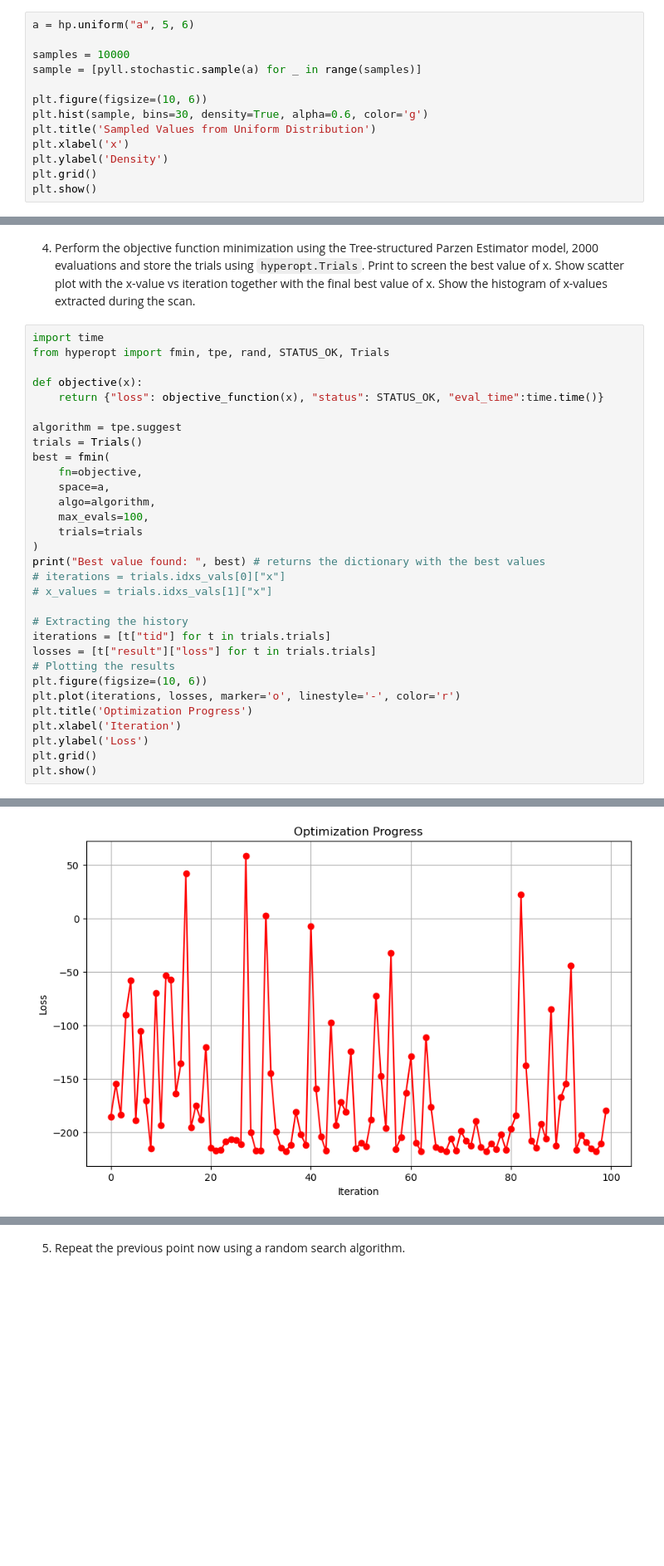
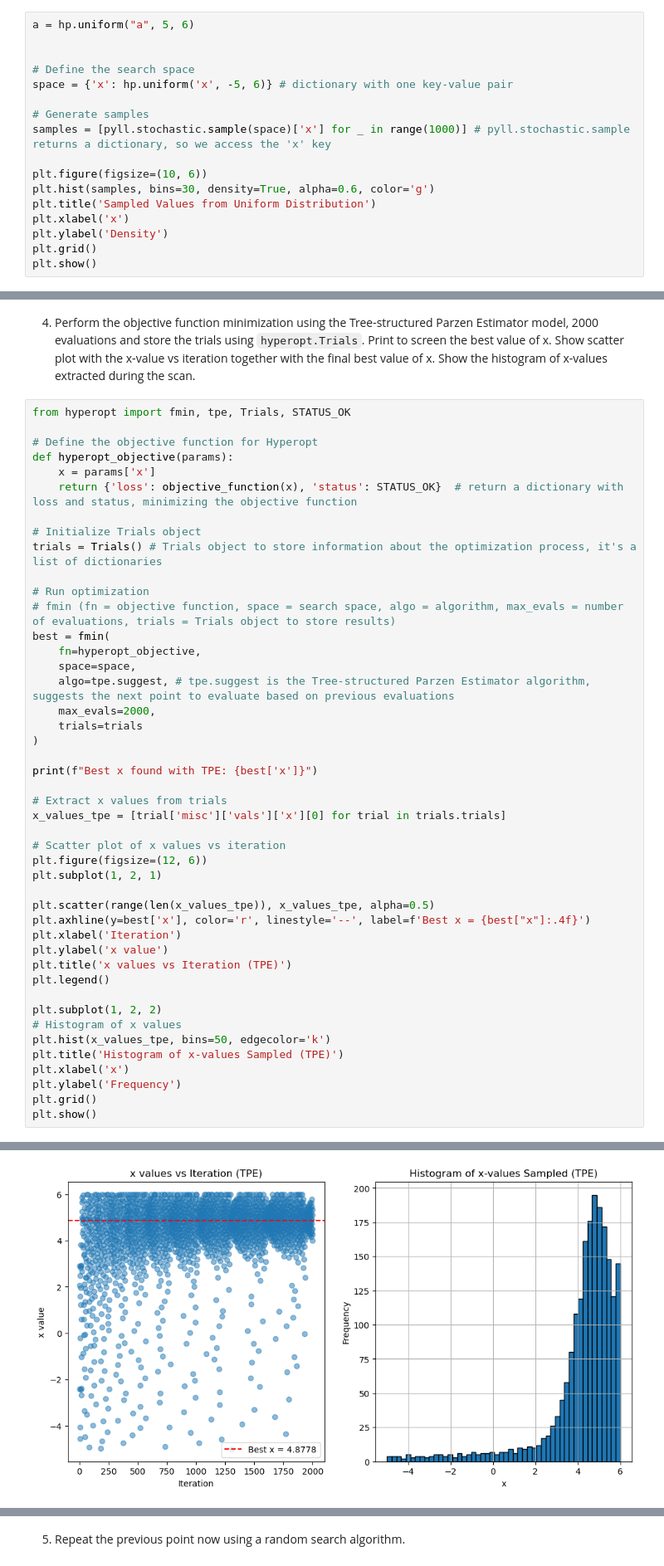
Before and after one commit to JiahaoMiao/Deep-Learning-2025, a Jupyter notebook: lab5/lab5.ipynb, the cells around one changed output, grey strips where cells are left out. Shown at 83% size. Drawn from its saved outputs; the diff is of its cells as text; blank space fills up the shorter version.

```diff
--- a/lab5/lab5.ipynb
+++ b/lab5/lab5.ipynb
@@ -35,11 +38,15 @@ plt.show()
 # %%
 a = hp.uniform("a", 5, 6)
 
-samples = 10000
-sample = [pyll.stochastic.sample(a) for _ in range(samples)]
+
+# Define the search space
+space = {'x': hp.uniform('x', -5, 6)} # dictionary with one key-value pair
+
+# Generate samples
+samples = [pyll.stochastic.sample(space)['x'] for _ in range(1000)] # pyll.stochastic.sample returns a dictionary, so we access the 'x' key
 
 plt.figure(figsize=(10, 6))
-plt.hist(sample, bins=30, density=True, alpha=0.6, color='g')
+plt.hist(samples, bins=30, density=True, alpha=0.6, color='g')
 plt.title('Sampled Values from Uniform Distribution')
 plt.xlabel('x')
 plt.ylabel('Density')
@@ -54,34 +61,48 @@ plt.show()
    with the x-value vs iteration together with the final best value of x. Show
    the histogram of x-values extracted during the scan.
 # %%
-import time
-from hyperopt import fmin, tpe, rand, STATUS_OK, Trials
+from hyperopt import fmin, tpe, Trials, STATUS_OK
 
-def objective(x):
-    return {"loss": objective_function(x), "status": STATUS_OK, "eval_time":time.time()}
+# Define the objective function for Hyperopt
+def hyperopt_objective(params):
+    x = params['x']
+    return {'loss': objective_function(x), 'status': STATUS_OK}  # return a dictionary with loss and status, minimizing the objective function
 
-algorithm = tpe.suggest
-trials = Trials()
+# Initialize Trials object
+trials = Trials() # Trials object to store information about the optimization process, it's a list of dictionaries
+
+# Run optimization
+# fmin (fn = objective function, space = search space, algo = algorithm, max_evals = number of evaluations, trials = Trials object to store results)
 best = fmin(
-    fn=objective,
-    space=a,
-    algo=algorithm,
-    max_evals=100,
+    fn=hyperopt_objective,
+    space=space,
+    algo=tpe.suggest, # tpe.suggest is the Tree-structured Parzen Estimator algorithm, suggests the next point to evaluate based on previous evaluations
+    max_evals=2000,
     trials=trials
 )
-print("Best value found: ", best) # returns the dictionary with the best values
-# iterations = trials.idxs_vals[0]["x"]
-# x_values = trials.idxs_vals[1]["x"]
 
-# Extracting the history
-iterations = [t["tid"] for t in trials.trials]
-losses = [t["result"]["loss"] for t in trials.trials]
-# Plotting the results
-plt.figure(figsize=(10, 6))
-plt.plot(iterations, losses, marker='o', linestyle='-', color='r')
-plt.title('Optimization Progress')
+print(f"Best x found with TPE: {best['x']}")
+
+# Extract x values from trials
+x_values_tpe = [trial['misc']['vals']['x'][0] for trial in trials.trials]
+
+# Scatter plot of x values vs iteration
+plt.figure(figsize=(12, 6))
+plt.subplot(1, 2, 1)
+
+plt.scatter(range(len(x_values_tpe)), x_values_tpe, alpha=0.5)
+plt.axhline(y=best['x'], color='r', linestyle='--', label=f'Best x = {best["x"]:.4f}')
 plt.xlabel('Iteration')
-plt.ylabel('Loss')
+plt.ylabel('x value')
+plt.title('x values vs Iteration (TPE)')
+plt.legend()
+
+plt.subplot(1, 2, 2)
+# Histogram of x values
+plt.hist(x_values_tpe, bins=50, edgecolor='k')
+plt.title('Histogram of x-values Sampled (TPE)')
+plt.xlabel('x')
+plt.ylabel('Frequency')
 plt.grid()
 plt.show()
 # %% [output]
@@ -89 +110 @@ Best value found:  {'a': 5.000596062559659}
-[figure, old version]
+[figure, new version]
```
Also changed, not shown: parts of 18 cells of this notebook, 1 other file.
